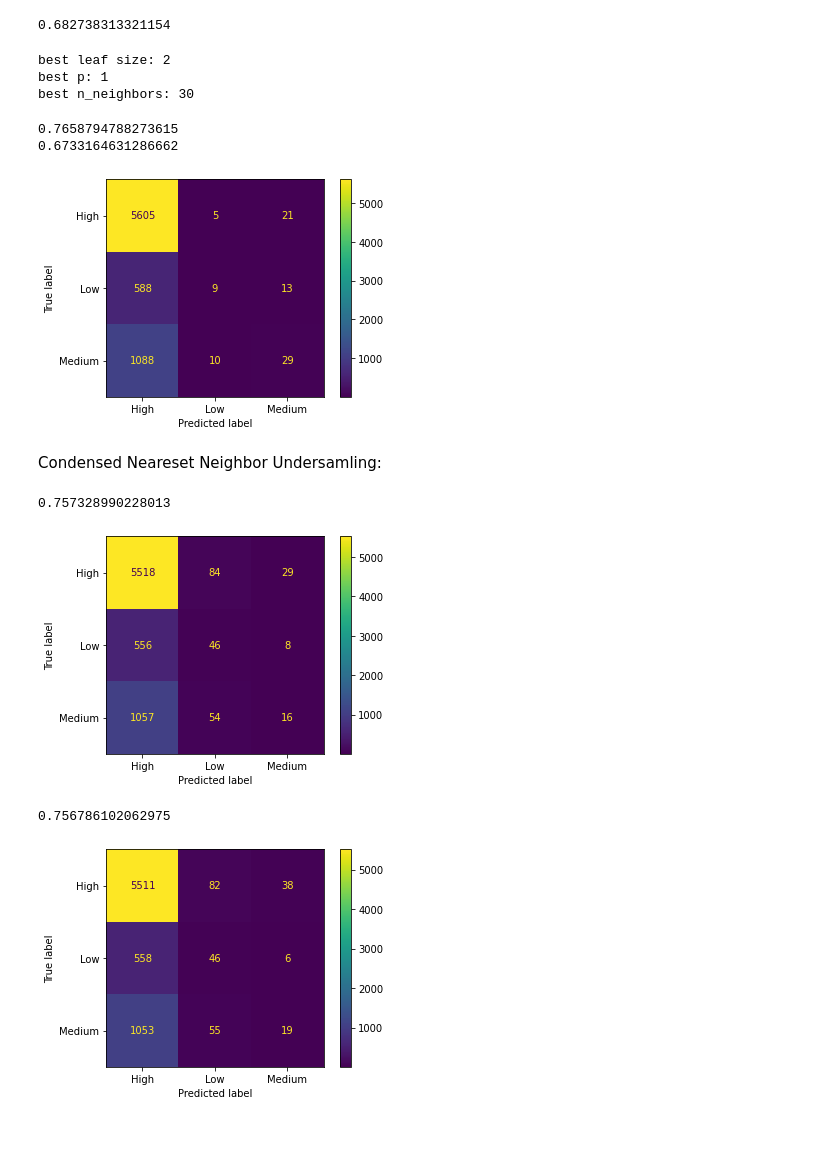
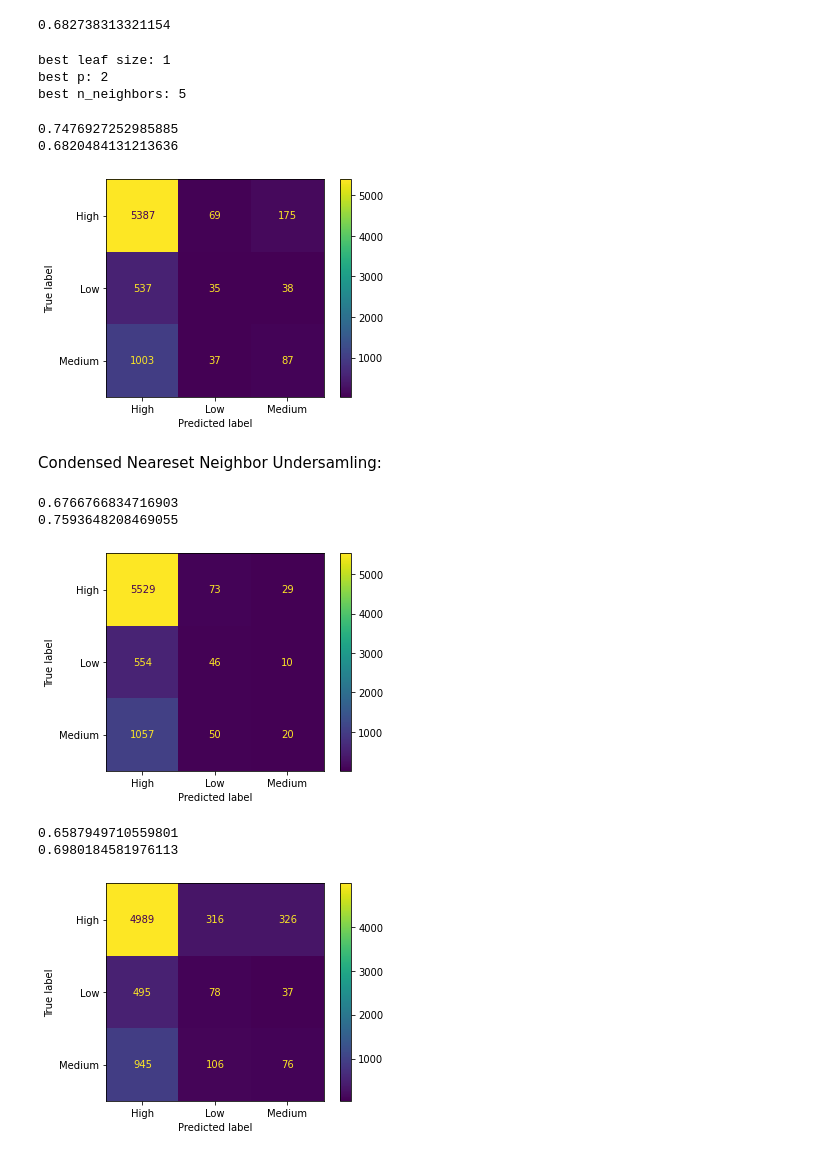
Before and after one commit to tztrz/MSc-Proj, a Jupyter notebook: UKBMS_HADUK_Model.ipynb, the cells around one changed output. Saved outputs shown, nothing was run; the diff lists cells and outputs as text; code cells hidden in the pictures.

```diff
--- a/UKBMS_HADUK_Model.ipynb
+++ b/UKBMS_HADUK_Model.ipynb
@@ -154,6 +154,10 @@ parameters={"splitter":["best","random"],
            "min_weight_fraction_leaf":[0,0.1,0.2,0.3,0.4],
            "max_features":[1,"log2","sqrt",None],
            "max_leaf_nodes":[None,10,30,50,70,90] }
+# %%
+custom_f1 = metrics.make_scorer(
+    metrics.f1_score, greater_is_better=True, average="weighted", labels=["Medium", "Low"]
+  )
 # %%
 #d tree classifier tunin
 ctree_tuning = tree.DecisionTreeClassifier(class_weight='balanced')
@@ -245,18 +230,18 @@ p=[1,2]
 
 knn_hyperparameters = dict(n_neighbors=n_neighbors,leaf_size=leaf_size,p=p)
 knn_tuned = KNeighborsClassifier()
-knn_tuned_model = GridSearchCV(knn_tuned,knn_hyperparameters, cv=3)
+knn_tuned_model = GridSearchCV(knn_tuned,knn_hyperparameters, scoring=custom_f1, cv=3)
 # %%
 knn_tuned_model.fit(x_strain,y_strain.values.ravel())
 print('best leaf size:', knn_tuned_model.best_estimator_.get_params()['leaf_size'])
 print('best p:', knn_tuned_model.best_estimator_.get_params()['p'])
 print('best n_neighbors:', knn_tuned_model.best_estimator_.get_params()['n_neighbors'])
 # %% [output]
-best leaf size: 2
-best p: 1
-best n_neighbors: 30
+best leaf size: 1
+best p: 2
+best n_neighbors: 5
 # %%
-tuned_knn_model = KNeighborsClassifier(leaf_size=2,p=1,n_neighbors=30)
+tuned_knn_model = KNeighborsClassifier(leaf_size=1,p=2,n_neighbors=5)
 tuned_knn_model.fit(x_strain,y_strain)
 tuned_knn_preds = tuned_knn_model.predict(x_stest)
 
@@ -266,38 +251,43 @@ metrics.ConfusionMatrixDisplay.from_predictions(y_stest,tuned_knn_preds)
 print(acc_tuned_knn)
 print(metrics.f1_score(y_stest,tuned_knn_preds, average='weighted'))
 # %% [output]
-0.7658794788273615
-0.6733164631286662
+0.7476927252985885
+0.6820484131213636
-[figure, old version]
+[figure, new version]
 # %% [markdown]
 Condensed Neareset Neighbor Undersamling:
 # %%
 undersample = under_sampling.CondensedNearestNeighbour()
 x_under,y_under = undersample.fit_resample(x_strain,y_strain)
 # %%
-cnn_knn = KNeighborsClassifier(leaf_size=2,p=1,n_neighbors=30)
+cnn_knn = KNeighborsClassifier(leaf_size=1,p=2,n_neighbors=30)
 cnn_knn.fit(x_under,y_under)
 cnn_knn_preds = cnn_knn.predict(x_stest)
 
 
 acc_knn_cnn = metrics.accuracy_score(y_stest,cnn_knn_preds)
 metrics.ConfusionMatrixDisplay.from_predictions(y_stest,cnn_knn_preds)
+print(metrics.f1_score(y_stest,cnn_knn_preds, average = 'weighted'))
+
 print(acc_knn_cnn)
 # %% [output]
-0.757328990228013
+0.6766766834716903
+0.7593648208469055
 [figure]
 # %%
 rus_undersample = under_sampling.RandomUnderSampler(random_state=44,replacement=True)
 x_rus,y_rus = undersample.fit_resample(x_strain,y_strain)
 # %%
-rus_knn = KNeighborsClassifier(leaf_size=2,p=1,n_neighbors=30)
+rus_knn = KNeighborsClassifier(leaf_size=1,p=2,n_neighbors=5)
 rus_knn.fit(x_rus,y_rus)
 rus_knn_preds = rus_knn.predict(x_stest)
 
 
 acc_knn_rus = metrics.accuracy_score(y_stest,rus_knn_preds)
 metrics.ConfusionMatrixDisplay.from_predictions(y_stest,rus_knn_preds)
+print(metrics.f1_score(y_stest,rus_knn_preds, average = 'weighted'))
 print(acc_knn_rus)
 # %% [output]
-0.756786102062975
+0.6587949710559801
+0.6980184581976113
-[figure, old version]
+[figure, new version]
```
Also changed, not shown: parts of 9 cells of this notebook.
